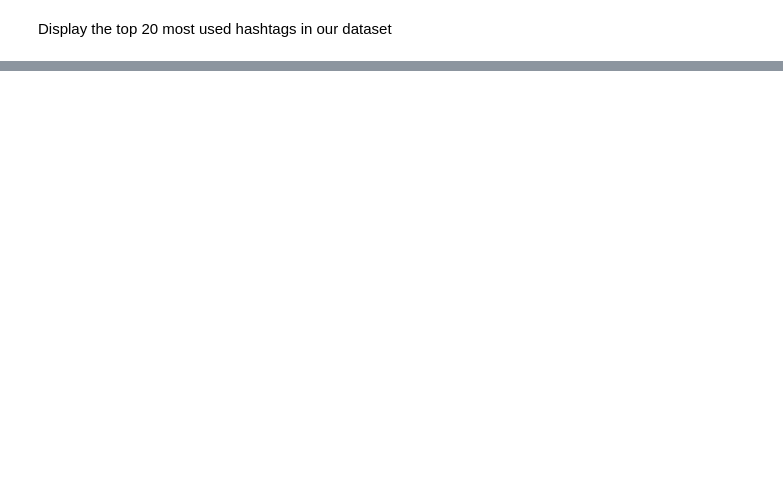
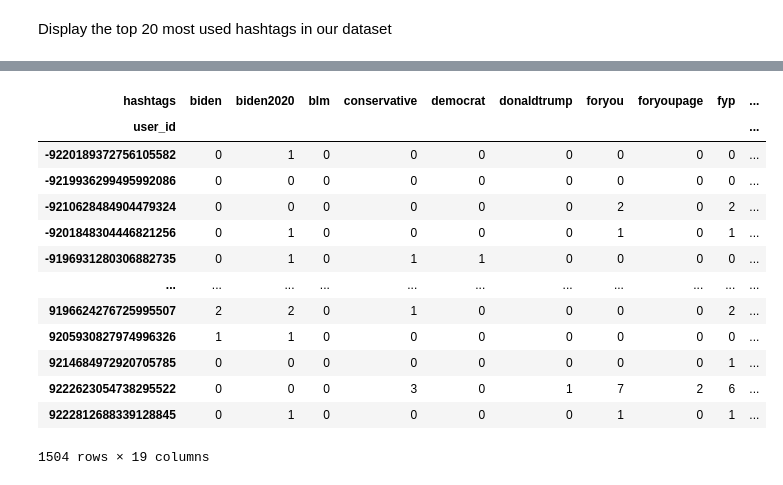
Before and after one commit to ravinitheshreddy/ComputationalSocialMedia_TikTok, a Jupyter notebook: EDA.ipynb, the cells around one changed output, grey strips where cells are left out. Saved outputs shown, nothing was run; the diff lists cells and outputs as text; code cells hidden in the pictures; blank space fills up the shorter version.

```diff
--- a/EDA.ipynb
+++ b/EDA.ipynb
@@ -54,0 +133,5 @@ top_10 = tiktoks_exploded.hashtags.value_counts()[:15].plot(kind="bar")
+# %%
+tiktoks_exploded_ht_min = tiktoks_exploded[tiktoks_exploded['hashtags'].isin(hash_list)]
+# %%
+tiktok_users = tiktoks_exploded_ht_min.groupby(["user_id","hashtags"]).size().to_frame(name = 'count').reset_index()
+tiktok_users
@@ -54,0 +152,19 @@ top_10 = tiktoks_exploded.hashtags.value_counts()[:15].plot(kind="bar")
+# %%
+user_hashtag_vec = tiktok_users.pivot_table(values='count', index="user_id", columns='hashtags', aggfunc='first', fill_value=0)
+# %%
+user_hashtag_vec
+# %% [output]
+| hashtags | biden | biden2020 | blm | conservative | democrat | donaldtrump | foryou | foryoupage | fyp | ... |
+| user_id |  |  |  |  |  |  |  |  |  | ... |
+| -9220189372756105582 | 0 | 1 | 0 | 0 | 0 | 0 | 0 | 0 | 0 | ... |
+| -9219936299495992086 | 0 | 0 | 0 | 0 | 0 | 0 | 0 | 0 | 0 | ... |
+| -9210628484904479324 | 0 | 0 | 0 | 0 | 0 | 0 | 2 | 0 | 2 | ... |
+| -9201848304446821256 | 0 | 1 | 0 | 0 | 0 | 0 | 1 | 0 | 1 | ... |
+| -9196931280306882735 | 0 | 1 | 0 | 1 | 1 | 0 | 0 | 0 | 0 | ... |
+| ... | ... | ... | ... | ... | ... | ... | ... | ... | ... | ... |
+| 9196624276725995507 | 2 | 2 | 0 | 1 | 0 | 0 | 0 | 0 | 2 | ... |
+| 9205930827974996326 | 1 | 1 | 0 | 0 | 0 | 0 | 0 | 0 | 0 | ... |
+| 9214684972920705785 | 0 | 0 | 0 | 0 | 0 | 0 | 0 | 0 | 1 | ... |
+| 9222623054738295522 | 0 | 0 | 0 | 3 | 0 | 1 | 7 | 2 | 6 | ... |
+| 9222812688339128845 | 0 | 1 | 0 | 0 | 0 | 0 | 1 | 0 | 1 | ... |
+1504 rows × 19 columns
```
Also changed, not shown: parts of 25 cells of this notebook.
